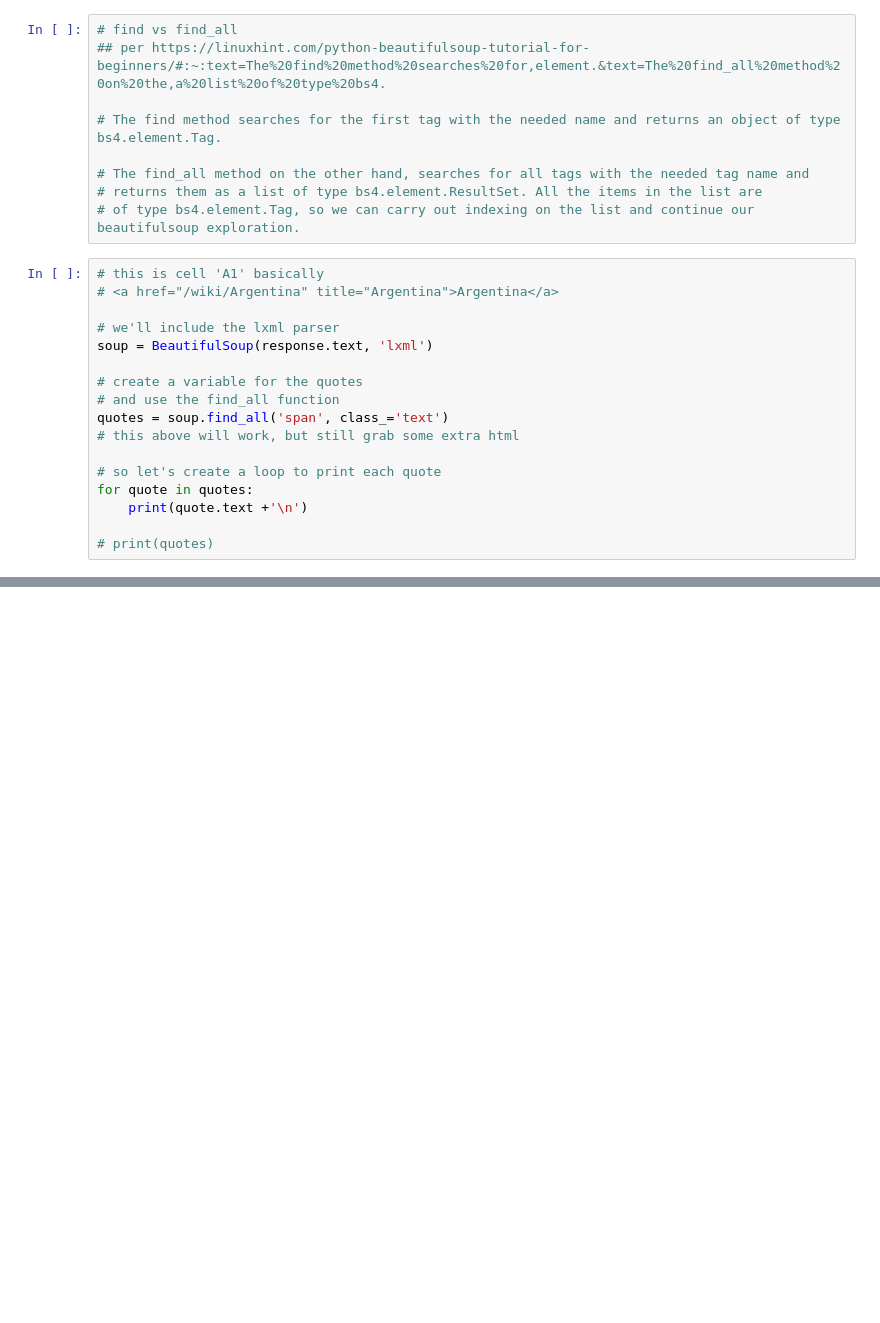
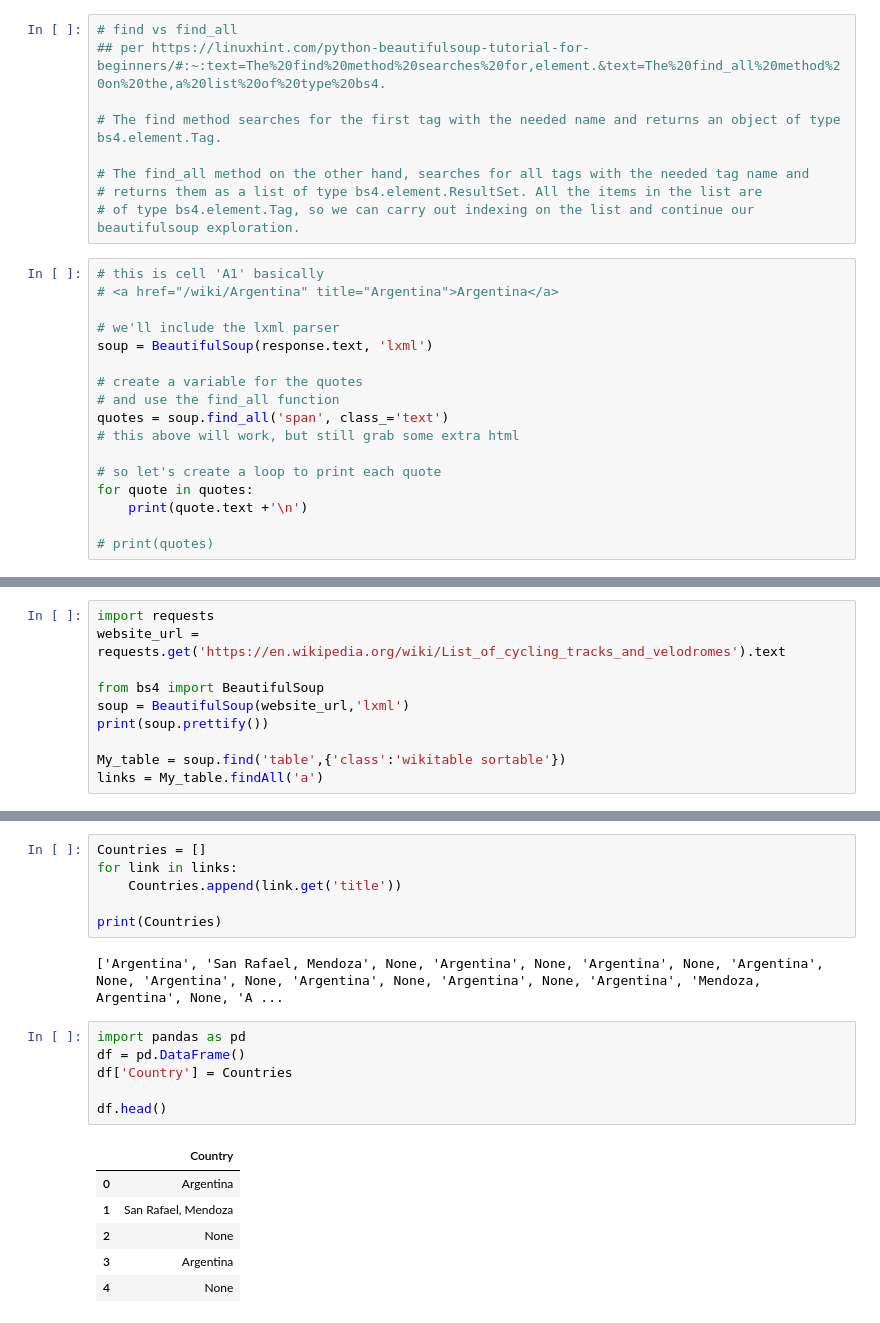
Before and after one commit to jpkeeton/2020Drills, a Jupyter notebook: LyndaPythonForAutomation_WebScraping.ipynb, the cells around one changed output, grey strips where cells are left out. Drawn from its saved outputs; the diff is of its cells as text; blank space fills up the shorter version.

```diff
--- a/LyndaPythonForAutomation_WebScraping.ipynb
+++ b/LyndaPythonForAutomation_WebScraping.ipynb
@@ -367,0 +721,10 @@ for quote in quotes:
+# %%
+import requests
+website_url = requests.get('https://en.wikipedia.org/wiki/List_of_cycling_tracks_and_velodromes').text
+
+from bs4 import BeautifulSoup
+soup = BeautifulSoup(website_url,'lxml')
+print(soup.prettify())
+
+My_table = soup.find('table',{'class':'wikitable sortable'})
+links = My_table.findAll('a')
@@ -367,0 +749,21 @@ for quote in quotes:
+# %%
+Countries = []
+for link in links:
+    Countries.append(link.get('title'))
+
+print(Countries)
+# %% [output]
+['Argentina', 'San Rafael, Mendoza', None, 'Argentina', None, 'Argentina', None, 'Argentina', None, 'Argentina', None, 'Argentina', None, 'Argentina', None, 'Argentina', 'Mendoza, Argentina', None, 'A ...
+# %%
+import pandas as pd
+df = pd.DataFrame()
+df['Country'] = Countries
+
+df.head()
+# %% [output]
+|  | Country |
+| 0 | Argentina |
+| 1 | San Rafael, Mendoza |
+| 2 | None |
+| 3 | Argentina |
+| 4 | None |
```
Also changed, not shown: parts of 26 cells of this notebook.
